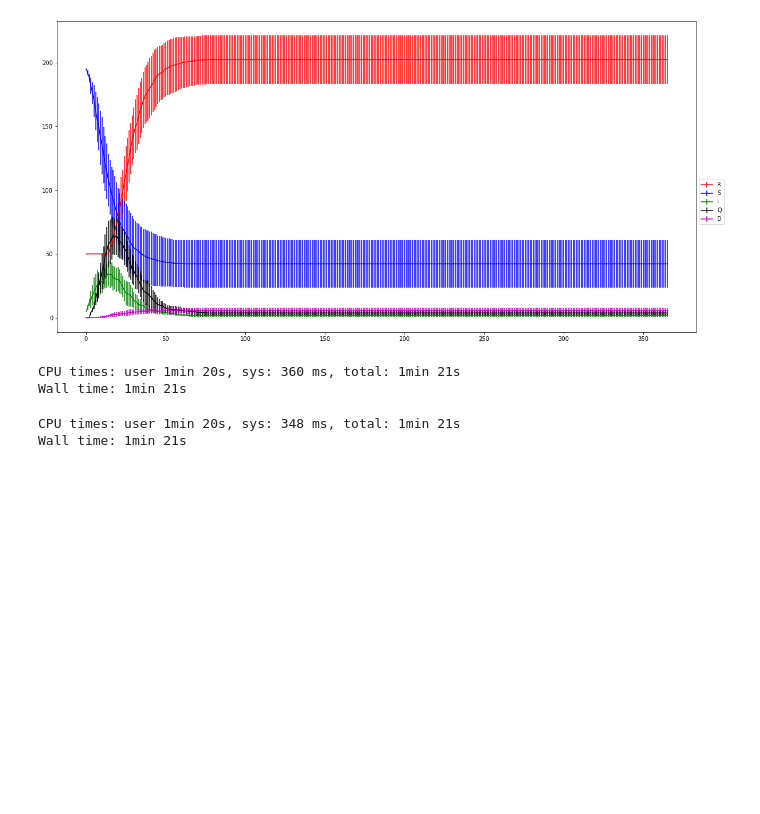
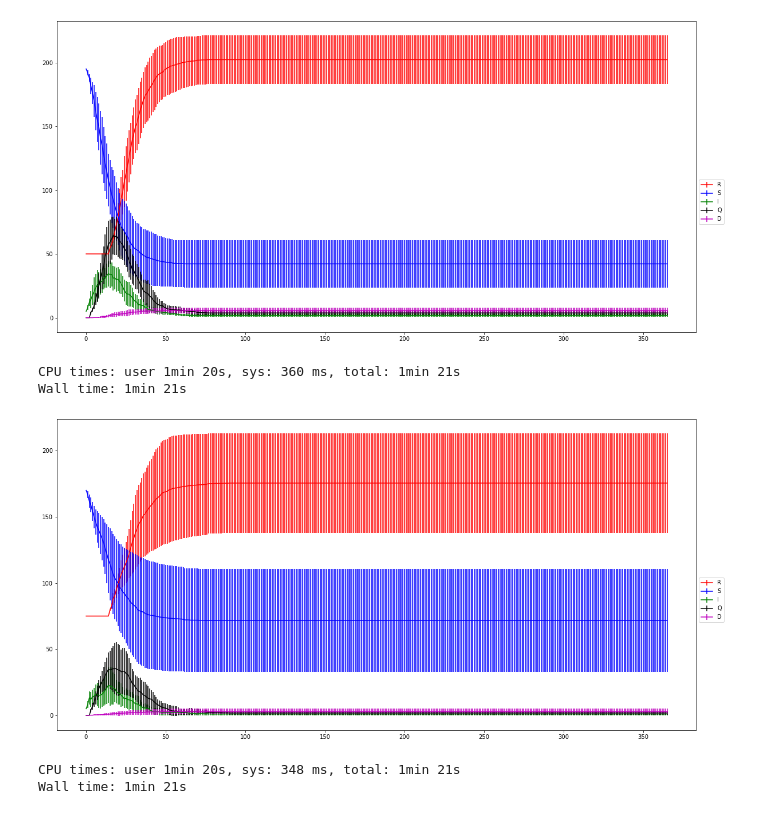
Before and after one commit to ryanquinnnelson/CMU-02718-Agent-based-SIR-Model-for-COVID-19, a Jupyter notebook: causal_model_rqn_2020-11-01.ipynb, the cells around one changed output. Cells and saved outputs as stored; diff of their text form; code cells hidden in the pictures; blank space fills up the shorter version.

```diff
--- a/causal_model_rqn_2020-11-01.ipynb
+++ b/causal_model_rqn_2020-11-01.ipynb
@@ -602,6 +602,11 @@ sim_counts_1_4c = run_simulations(num_simulations,
 # %% [output]
 CPU times: user 1min 20s, sys: 360 ms, total: 1min 21s
 Wall time: 1min 21s
+# %%
+# plot results
+plot_simulation_results(num_steps, sim_counts_1_4c)
+# %% [output]
+[figure, added]
 # %%
 %%time
 
```
Also changed, not shown: parts of 8 cells of this notebook.
